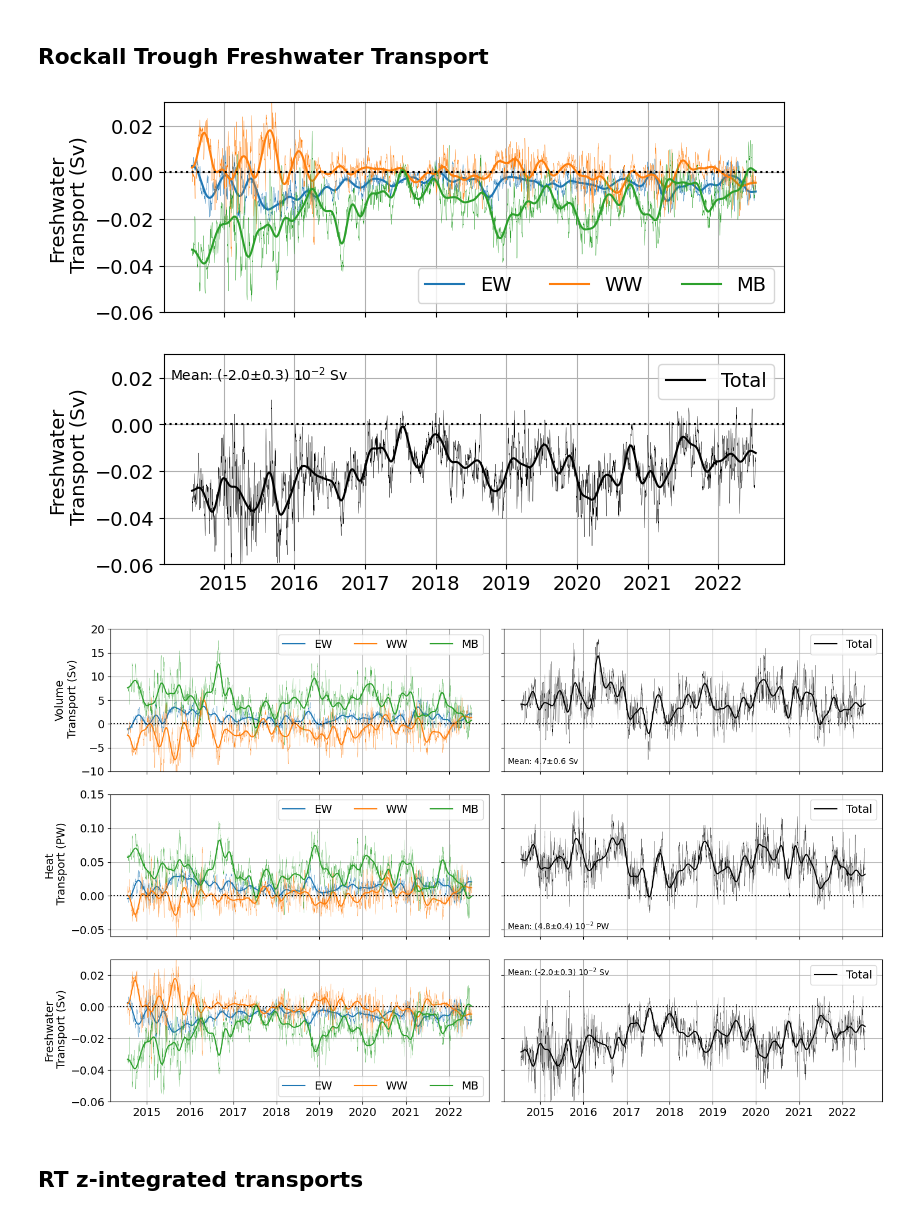
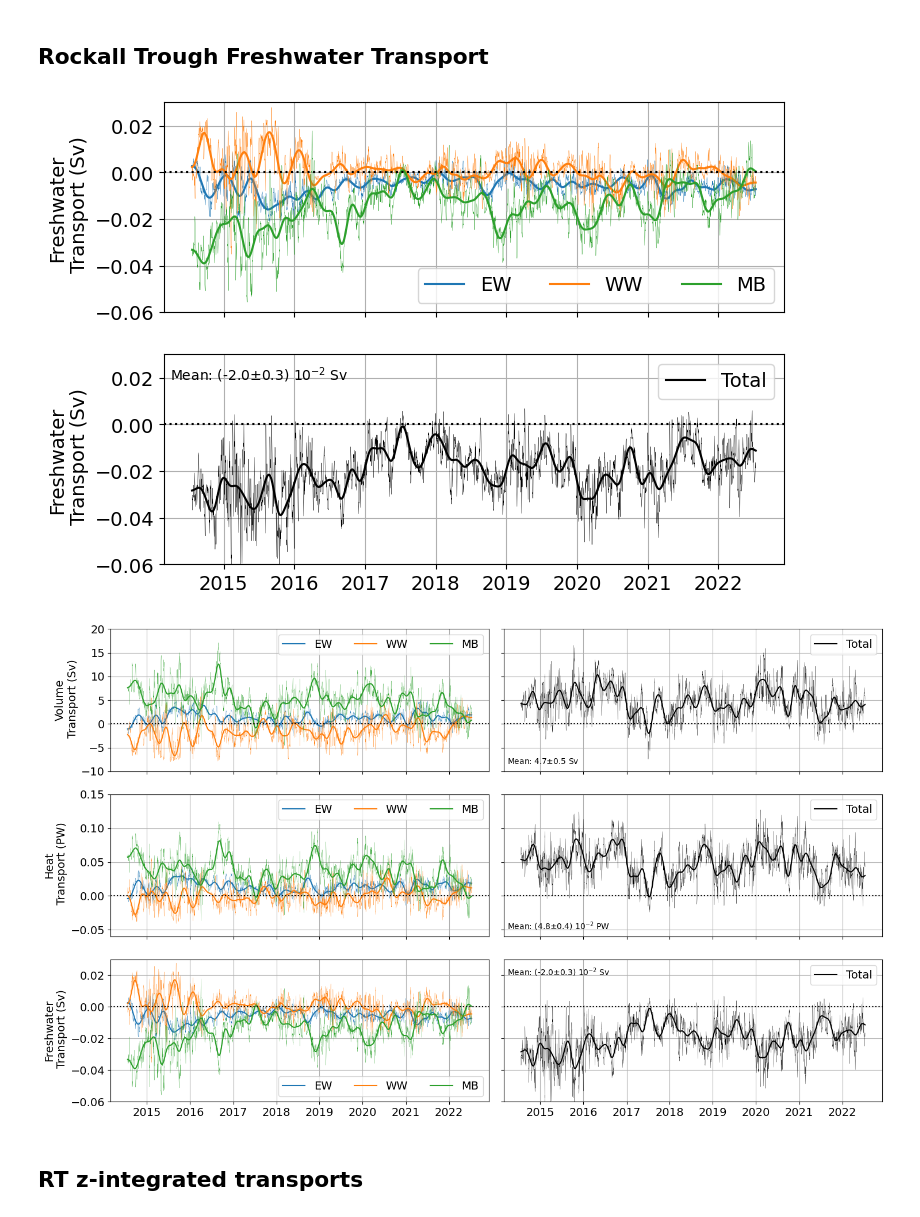
Before and after one commit to ScotMarPhys/Rockall_Trough_Transports, a Jupyter notebook: notebooks/9.0_Paper_Rockall_Trough_Results.ipynb, the cells around one changed output. Drawn from its saved outputs; the diff is of its cells as text; code cells hidden in the pictures.

Commit message:
Corrected EW transport calculation and updates all related scripts

```diff
--- a/notebooks/9.0_Paper_Rockall_Trough_Results.ipynb
+++ b/notebooks/9.0_Paper_Rockall_Trough_Results.ipynb
@@ -88,10 +88,11 @@ ds_glider_nan['Q']=ds_glider_nan['Q'].where(ds_glider_nan.vcur.isel(depth=0,lon=
 # load transport data
 RT_Q_Qh_Qf = xr.open_dataset((sps.RT_transport_data_path_v1 /
                     f'Rockall_Trough_transport_time_series_201407_202207_v1.nc'))
-RT_q = xr.open_dataset((sps.RT_transport_data_path_v1 /
-                    f'RT_q_time_series_{date_str_start}_{date_str_end}_v1.nc'))
+ds_q_RT = xr.open_dataset((sps.RT_transport_data_path_v1/
+                    f"Rockall_Trough_transport_3D_time_series_{date_str_start}_{date_str_end}_v1.nc"))
+ds_q_RT = ds_q_RT.rename({'TIME':'time'})
 RT_Q_Ek = xr.open_dataset((sps.RT_transport_data_path_v1 /
-                    f'RT_Ekman_time_series_{date_str_start}_{date_str_end}_v1.nc'))
+                    f'Rockall_Trough_Ekman_transport_time_series_{date_str_start}_{date_str_end}_v1.nc'))
 RT_F22_Q_Qh_Qf = xr.open_dataset((sps.RT_transport_data_path_v0 /
                     f'Rockall_Trough_transport_time_series_201407_202207_v0.nc'))
 # %%
@@ -666,19 +673,19 @@ bottom = .95
 
 ax=axs[0]
 RT_Q_Qh_Qf.Qf_EW.plot.line(ax=ax,linewidth=.2,color='C0')
-RT_Q_Qh_Qf.Qf_EW_lp.plot.line(ax=ax,color='C0',label='EW')
+RT_Q_Qh_Qf.Qf_lp_EW.plot.line(ax=ax,color='C0',label='EW')
 
 RT_Q_Qh_Qf.Qf_WW.plot.line(ax=ax,linewidth=.2,color='C1')
-RT_Q_Qh_Qf.Qf_WW_lp.plot.line(ax=ax,color='C1',label='WW')
+RT_Q_Qh_Qf.Qf_lp_WW.plot.line(ax=ax,color='C1',label='WW')
 
 RT_Q_Qh_Qf.Qf_MB.plot.line(ax=ax,linewidth=.2,color='C2')
-RT_Q_Qh_Qf.Qf_MB_lp.plot.line(ax=ax,color='C2',label='MB')
+RT_Q_Qh_Qf.Qf_lp_MB.plot.line(ax=ax,color='C2',label='MB')
 
 
 ax=axs[1]
-RT_Q_Qh_Qf.Qf_tot.plot.line('k',ax=ax,linewidth=.2)
-RT_Q_Qh_Qf.Qf_tot_lp.plot.line('k',ax=ax,label='Total')
-ax.text(left, bottom,('Mean: (%2.1f$\pm$%2.1f) 10$^{-2}$ Sv' %(RT_Q_Qh_Qf.Qf_tot.mean().values*1e2,RT_Q_Qh_Qf.SEf_tot.values*1e2)),
+RT_Q_Qh_Qf.Qf_total.plot.line('k',ax=ax,linewidth=.2)
+RT_Q_Qh_Qf.Qf_total_lp.plot.line('k',ax=ax,label='Total')
+ax.text(left, bottom,('Mean: (%2.1f$\pm$%2.1f) 10$^{-2}$ Sv' %(RT_Q_Qh_Qf.Qf_total.mean().values*1e2,RT_Q_Qh_Qf.Qf_total_SE.values*1e2)),
         fontsize=10,va='top',
         transform=ax.transAxes)
 
@@ -694,7 +701,7 @@ for i,ax in enumerate(axs):
 
 # fig.savefig(f'{fig_out_path}Rockall_Trough_freshwater_transports_{date_str_start}_{date_str_end}_{fn_version}.png',dpi=300,bbox_inches='tight')
 # %% [output]
-[figure, old version]
+[figure, new version]
 # %%
 fig,axs = plt.subplots(3,2,sharex=True,figsize=[15,9])
 
@@ -706,21 +713,21 @@ bottom = .05
 ### volume
 ax=axs[0,0]
 RT_Q_Qh_Qf.Q_EW.plot.line(ax=ax,linewidth=.2,color='C0')
-RT_Q_Qh_Qf.Q_EW_lp.plot.line(ax=ax,color='C0',label='EW')
+RT_Q_Qh_Qf.Q_lp_EW.plot.line(ax=ax,color='C0',label='EW')
 
 RT_Q_Qh_Qf.Q_WW.plot.line(ax=ax,linewidth=.2,color='C1')
-RT_Q_Qh_Qf.Q_WW_lp.plot.line(ax=ax,color='C1',label='WW')
+RT_Q_Qh_Qf.Q_lp_WW.plot.line(ax=ax,color='C1',label='WW')
 
 RT_Q_Qh_Qf.Q_MB.plot.line(ax=ax,linewidth=.2,color='C2')
-RT_Q_Qh_Qf.Q_MB_lp.plot.line(ax=ax,color='C2',label='MB')
+RT_Q_Qh_Qf.Q_lp_MB.plot.line(ax=ax,color='C2',label='MB')
 
 ax.set_ylim([-10, 20])
 ax.set_ylabel(ylabel_name[0])
 
 ax=axs[0,1]
-RT_Q_Qh_Qf.Q_tot.plot.line('k',ax=ax,linewidth=.2)
-RT_Q_Qh_Qf.Q_tot_lp.plot.line('k',ax=ax,label='Total')
-ax.text(left, bottom, ('Mean: %2.1f$\pm$%2.1f Sv' %(RT_Q_Qh_Qf.Q_tot.mean().values,RT_Q_Qh_Qf.SE_tot.values)),
+RT_Q_Qh_Qf.Q_total.plot.line('k',ax=ax,linewidth=.2)
+RT_Q_Qh_Qf.Q_total_lp.plot.line('k',ax=ax,label='Total')
+ax.text(left, bottom, ('Mean: %2.1f$\pm$%2.1f Sv' %(RT_Q_Qh_Qf.Q_total.mean().values,RT_Q_Qh_Qf.Q_total_SE.values)),
         fontsize=10,
         transform=ax.transAxes)
 ax.set_ylim([-10, 20])
@@ -730,22 +737,22 @@ ax.set_yticklabels('')
 ### heat
 ax=axs[1,0]
 RT_Q_Qh_Qf.Qh_EW.plot.line(ax=ax,linewidth=.2,color='C0')
-RT_Q_Qh_Qf.Qh_EW_lp.plot.line(ax=ax,color='C0',label='EW')
+RT_Q_Qh_Qf.Qh_lp_EW.plot.line(ax=ax,color='C0',label='EW')
 
 RT_Q_Qh_Qf.Qh_WW.plot.line(ax=ax,linewidth=.2,color='C1')
-RT_Q_Qh_Qf.Qh_WW_lp.plot.line(ax=ax,color='C1',label='WW')
+RT_Q_Qh_Qf.Qh_lp_WW.plot.line(ax=ax,color='C1',label='WW')
 
 RT_Q_Qh_Qf.Qh_MB.plot.line(ax=ax,linewidth=.2,color='C2')
-RT_Q_Qh_Qf.Qh_MB_lp.plot.line(ax=ax,color='C2',label='MB')
+RT_Q_Qh_Qf.Qh_lp_MB.plot.line(ax=ax,color='C2',label='MB')
 ax.set_ylim([-.06, .15])
 ax.set_ylabel(ylabel_name[1])
 
 ax=axs[1,1]
 left = .01
 bottom = .05
-RT_Q_Qh_Qf.Qh_tot.plot.line('k',ax=ax,linewidth=.2)
-RT_Q_Qh_Qf.Qh_tot_lp.plot.line('k',ax=ax,label='Total')
-ax.text(left, bottom, ('Mean: (%2.1f$\pm$%2.1f) 10$^{-2}$ PW' %(RT_Q_Qh_Qf.Qh_tot.mean().values*1e2,RT_Q_Qh_Qf.SEh_tot.values*1e2)),
+RT_Q_Qh_Qf.Qh_total.plot.line('k',ax=ax,linewidth=.2)
+RT_Q_Qh_Qf.Qh_total_lp.plot.line('k',ax=ax,label='Total')
+ax.text(left, bottom, ('Mean: (%2.1f$\pm$%2.1f) 10$^{-2}$ PW' %(RT_Q_Qh_Qf.Qh_total.mean().values*1e2,RT_Q_Qh_Qf.Qh_total_SE.values*1e2)),
         fontsize=10,
         transform=ax.transAxes)
 ax.set_ylim([-.06, .15])
@@ -755,42 +762,42 @@ ax.set_yticklabels('')
 ### freshwater
 ax=axs[2,0]
 RT_Q_Qh_Qf.Qf_EW.plot.line(ax=ax,linewidth=.2,color='C0')
-RT_Q_Qh_Qf.Qf_EW_lp.plot.line(ax=ax,color='C0',label='EW')
+RT_Q_Qh_Qf.Qf_lp_EW.plot.line(ax=ax,color='C0',label='EW')
 
 RT_Q_Qh_Qf.Qf_WW.plot.line(ax=ax,linewidth=.2,color='C1')
-RT_Q_Qh_Qf.Qf_WW_lp.plot.line(ax=ax,color='C1',label='WW')
+RT_Q_Qh_Qf.Qf_lp_WW.plot.line(ax=ax,color='C1',label='WW')
 
 RT_Q_Qh_Qf.Qf_MB.plot.line(ax=ax,linewidth=.2,color='C2')
-RT_Q_Qh_Qf.Qf_MB_lp.plot.line(ax=ax,color='C2',label='MB')
+RT_Q_Qh_Qf.Qf_lp_MB.plot.line(ax=ax,color='C2',label='MB')
 
 ax.set_ylim([-.06, .03])
 ax.set_ylabel(ylabel_name[2])
 
 ax=axs[2,1]
 left = .01
 bottom = .95
-RT_Q_Qh_Qf.Qf_tot.plot.line('k',ax=ax,linewidth=.2)
-RT_Q_Qh_Qf.Qf_tot_lp.plot.line('k',ax=ax,label='Total')
-ax.text(left, bottom,('Mean: (%2.1f$\pm$%2.1f) 10$^{-2}$ Sv' %(RT_Q_Qh_Qf.Qf_tot.mean().values*1e2,RT_Q_Qh_Qf.SEf_tot.values*1e2)),
+RT_Q_Qh_Qf.Qf_total.plot.line('k',ax=ax,linewidth=.2)
+RT_Q_Qh_Qf.Qf_total_lp.plot.line('k',ax=ax,label='Total')
+ax.text(left, bottom,('Mean: (%2.1f$\pm$%2.1f) 10$^{-2}$ Sv' %(RT_Q_Qh_Qf.Qf_total.mean().values*1e2,RT_Q_Qh_Qf.Qf_total_SE.values*1e2)),
         fontsize=10,va='top',
         transform=ax.transAxes)
 
 ax.set_ylim([-.06, .03])
 ax.set_ylabel('')
 ax.set_yticklabels('')
 
 ### general
 for i,ax in enumerate(axs.flat):
     ax.grid()
     ax.set_title('')
     ax.set_xlabel('')
     ax.legend(ncol = len(ax.lines))
     ax.axhline(0,color='k',ls=':')
 plt.tight_layout()
 
 fig.savefig(f'{fig_out_path}Rockall_Trough_volume_heat_fw_transports_{date_str_start}_{date_str_end}_{fn_version}.png',dpi=300,bbox_inches='tight')
 fig.savefig(f'{fig_out_path_od}/Rockall_Trough_volume_heat_fw_transports_{date_str_start}_{date_str_end}_{fn_version}.png',dpi=300,bbox_inches='tight')
 # %% [output]
-[figure, old version]
+[figure, new version]
 # %% [markdown]
 ## RT z-integrated transports
```
Also changed, not shown: parts of 19 cells of this notebook, 15 other files.
